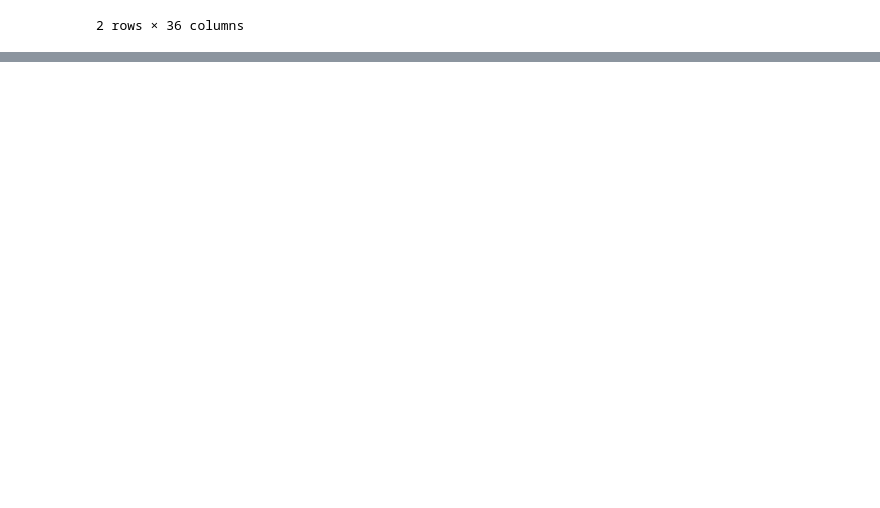
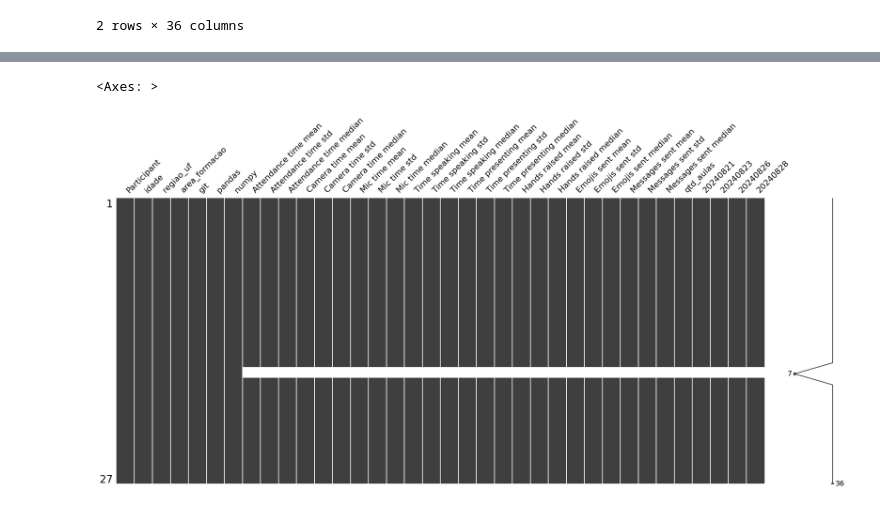
Before and after one commit to robertosgpontes/santander1175, a Jupyter notebook: EDA.ipynb, the cells around one changed output, grey strips where cells are left out. Saved outputs shown, nothing was run; the diff lists cells and outputs as text; code cells hidden in the pictures; blank space fills up the shorter version.

```diff
--- a/EDA.ipynb
+++ b/EDA.ipynb
@@ -356,0 +362,10 @@ dados.head(2)
+# %%
+dados.fillna({'regiao_uf': 'Não informado',
+              'area_formacao': 'Não informado',
+              'idade': 'Não informado',
+              'git': 'NÃO',
+              'pandas': 'NÃO',
+              'numpy': 'NÃO'}, inplace=True)
+# %%
+dados.loc[:, ['git', 'pandas', 'numpy']] = \
+    dados.loc[:, ['git', 'pandas', 'numpy']].replace({'NÃO': False, 'SIM': True})
@@ -356,0 +396,7 @@ dados.head(2)
+# %%
+import missingno as msno
+
+msno.matrix(dados)
+# %% [output]
+<Axes: >
+[figure, added]
```
Also changed, not shown: parts of 12 cells of this notebook, 1 other file.
